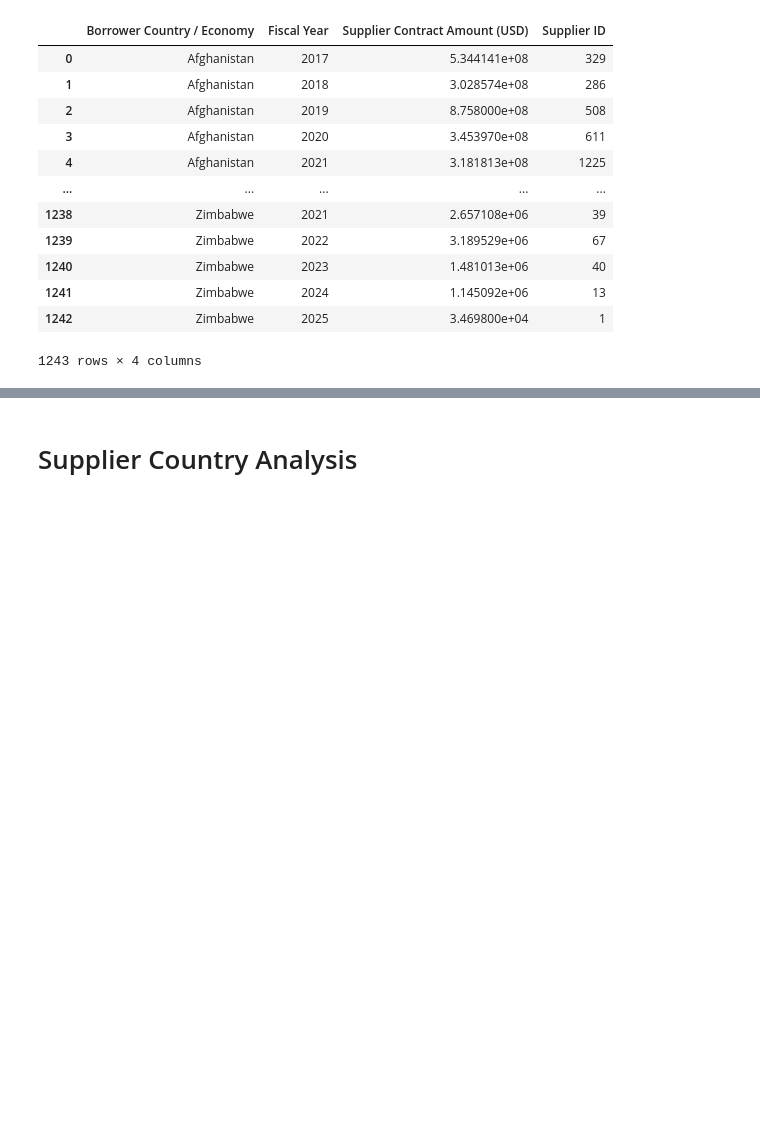
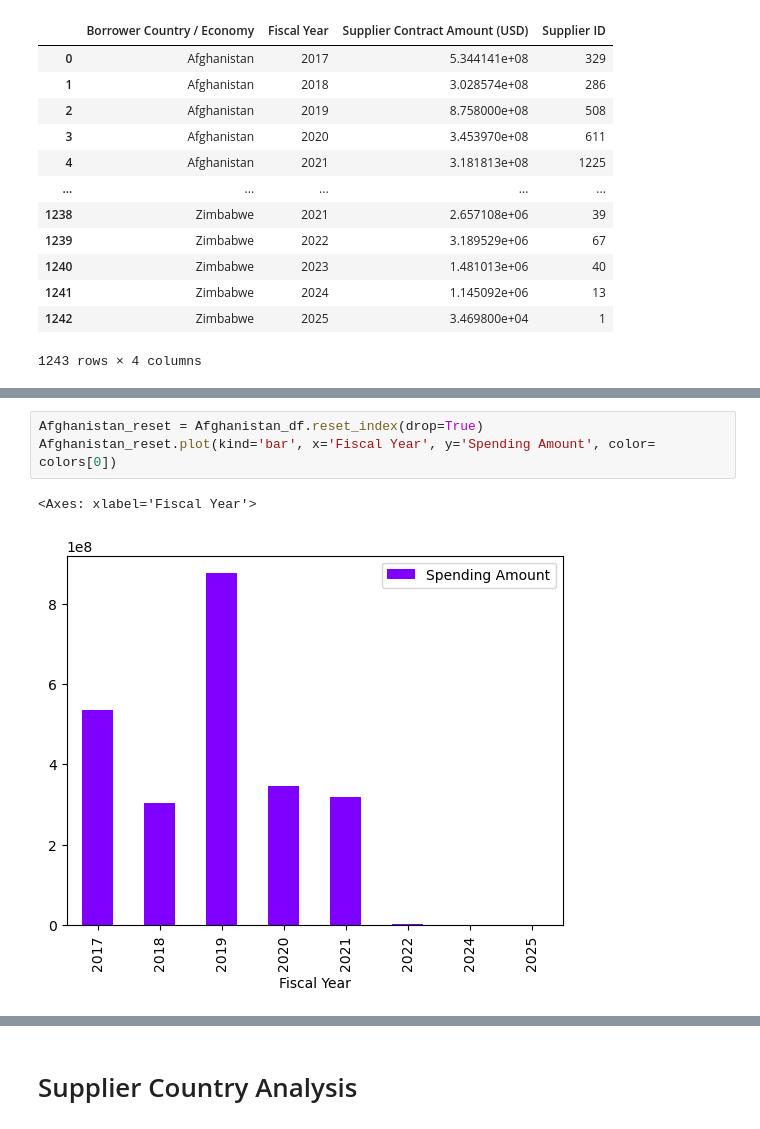
Before and after one commit to mdlugosz-develop/bootcamp-project-1, a Jupyter notebook: analysis.ipynb, the cells around one changed output, grey strips where cells are left out. Drawn from its saved outputs; the diff is of its cells as text; blank space fills up the shorter version.

```diff
--- a/analysis.ipynb
+++ b/analysis.ipynb
@@ -254,0 +301,6 @@ merged_df
+# %%
+Afghanistan_reset = Afghanistan_df.reset_index(drop=True)
+Afghanistan_reset.plot(kind='bar', x='Fiscal Year', y='Spending Amount', color= colors[0])
+# %% [output]
+<Axes: xlabel='Fiscal Year'>
+[figure, added]
```
Also changed, not shown: parts of 18 cells of this notebook.
